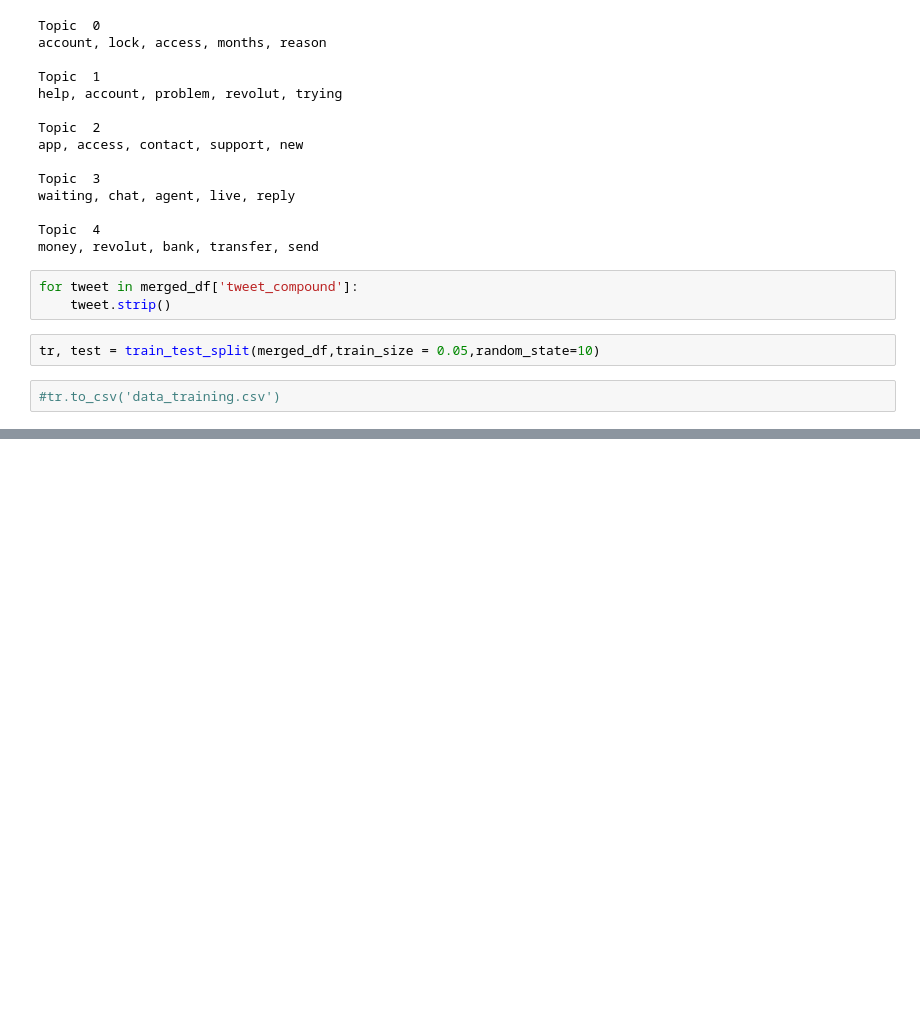
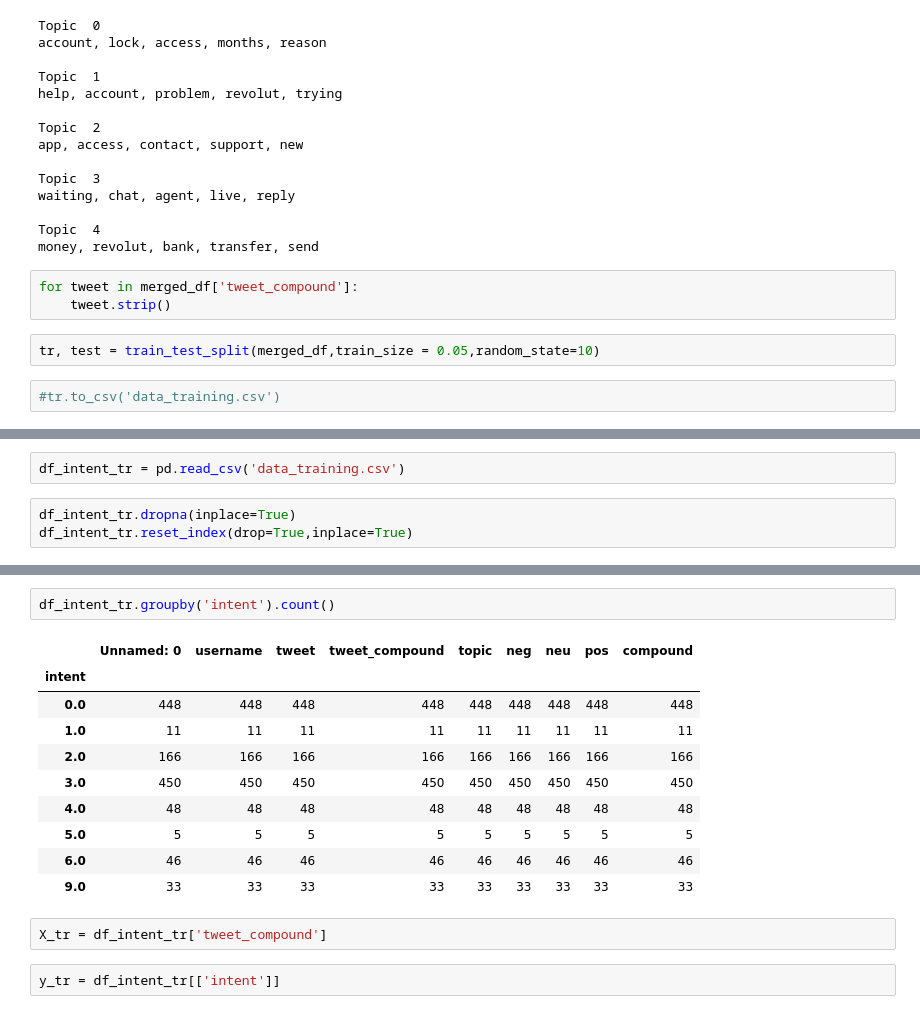
Before and after one commit to tawney-kirkland/04-fletcher, a Jupyter notebook: modeling-analysis_second.ipynb, the cells around one changed output, grey strips where cells are left out. Drawn from its saved outputs; the diff is of its cells as text; blank space fills up the shorter version.

```diff
--- a/modeling-analysis_second.ipynb
+++ b/modeling-analysis_second.ipynb
@@ -354,0 +357,5 @@ tr, test = train_test_split(merged_df,train_size = 0.05,random_state=10)
+# %%
+df_intent_tr = pd.read_csv('data_training.csv')
+# %%
+df_intent_tr.dropna(inplace=True)
+df_intent_tr.reset_index(drop=True,inplace=True)
@@ -354,0 +372,17 @@ tr, test = train_test_split(merged_df,train_size = 0.05,random_state=10)
+# %%
+df_intent_tr.groupby('intent').count()
+# %% [output]
+|  | Unnamed: 0 | username | tweet | tweet_compound | topic | neg | neu | pos | compound |
+| intent |  |  |  |  |  |  |  |  |  |
+| 0.0 | 448 | 448 | 448 | 448 | 448 | 448 | 448 | 448 | 448 |
+| 1.0 | 11 | 11 | 11 | 11 | 11 | 11 | 11 | 11 | 11 |
+| 2.0 | 166 | 166 | 166 | 166 | 166 | 166 | 166 | 166 | 166 |
+| 3.0 | 450 | 450 | 450 | 450 | 450 | 450 | 450 | 450 | 450 |
+| 4.0 | 48 | 48 | 48 | 48 | 48 | 48 | 48 | 48 | 48 |
+| 5.0 | 5 | 5 | 5 | 5 | 5 | 5 | 5 | 5 | 5 |
+| 6.0 | 46 | 46 | 46 | 46 | 46 | 46 | 46 | 46 | 46 |
+| 9.0 | 33 | 33 | 33 | 33 | 33 | 33 | 33 | 33 | 33 |
+# %%
+X_tr = df_intent_tr['tweet_compound']
+# %%
+y_tr = df_intent_tr[['intent']]
```
Also changed, not shown: parts of 28 cells of this notebook.
